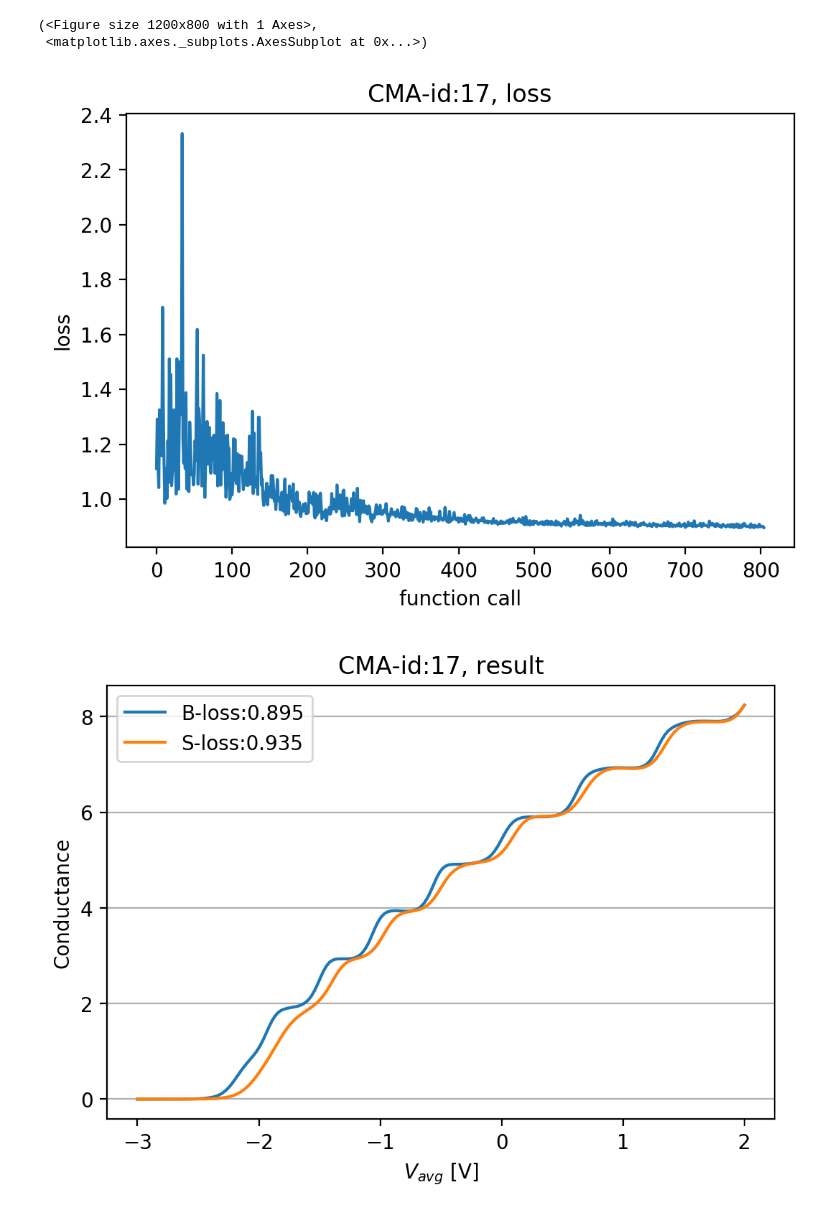
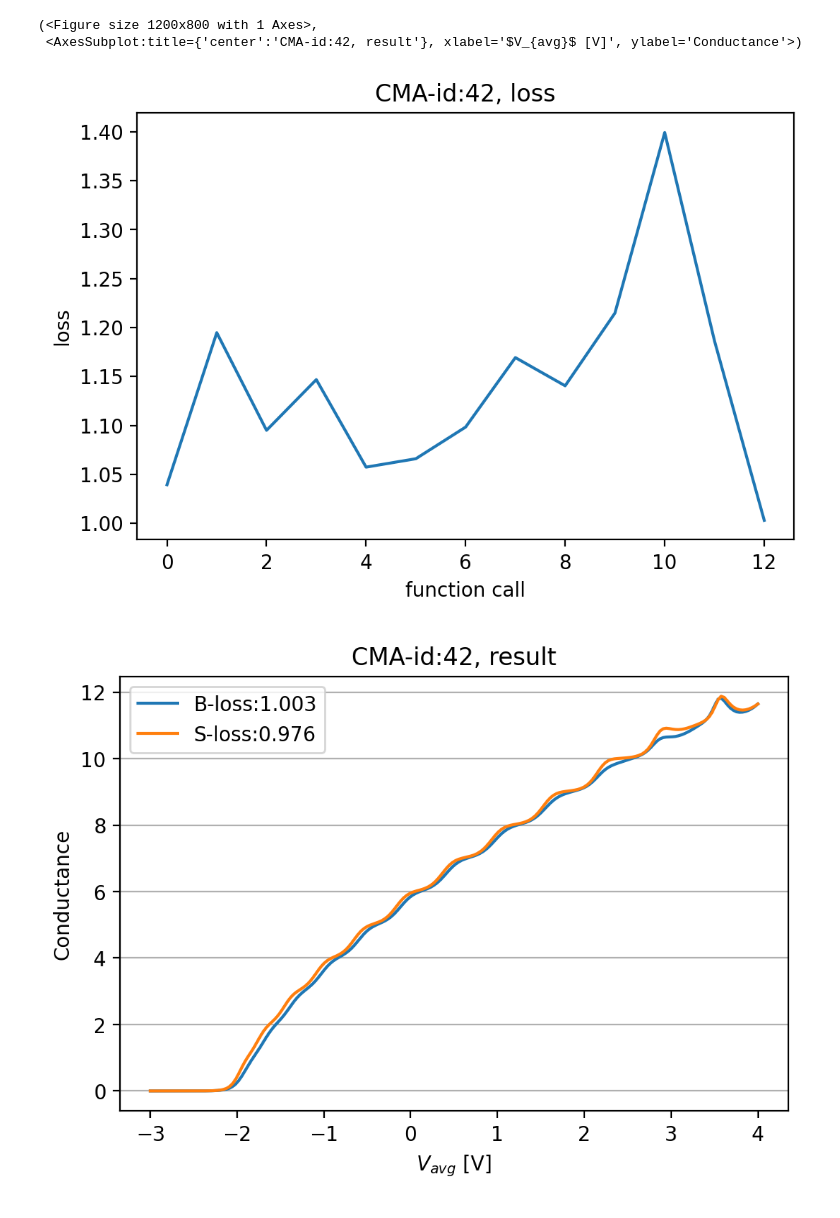
Before and after one commit to jacobdben/qpcRL, a Jupyter notebook: kwantrl/run_scripts/test_trajectory.ipynb, the cells around one changed output. Saved outputs shown, nothing was run; the diff lists cells and outputs as text; code cells hidden in the pictures.

```diff
--- a/kwantrl/run_scripts/test_trajectory.ipynb
+++ b/kwantrl/run_scripts/test_trajectory.ipynb
@@ -26,7 +26,7 @@ B_field=0
 energy=1
 
 # # Initialize loss function
-# stairs=staircasiness(delta=0.05,last_step=20)
+stairs=staircasiness(delta=0.05,last_step=20)
 
 # # Set common voltage sweep
 common_voltages=np.linspace(start,stop,steps)
@@ -36,27 +36,4 @@ common_voltages=np.linspace(start,stop,steps)
 plot_systems=False
 W=70
 L=120
-QPC1=pixelarrayQPC(W=W,L=L,plot=plot_systems,gate_kwargs={'scale':1})
-QPC2=pixelarrayQPC(W=W,L=L,plot=plot_systems,gate_kwargs={'scale':2})
-
-
-W*=2
-L*=2
-
-QPC3=pixelarrayQPC(W=W,L=L,plot=plot_systems,gate_kwargs={'scale':2})
-QPC4=pixelarrayQPC(W=W,L=L,plot=plot_systems,gate_kwargs={'scale':4})
-QPC5=pixelarrayQPC(W=W,L=L,plot=plot_systems,gate_kwargs={'scale':6})
-
-if bool(1):
-    fig,ax=plt.subplots()
-    from kwantrl.simulations.pixel_array import par_transmission_wrapper
-
-    for i,QPC in enumerate([QPC1,QPC2,QPC3,QPC4,QPC5]):
-        QPC.V1=outer_gates
-        QPC.V11=outer_gates
-        QPC.U0=0.15
-
-        res=par_transmission_wrapper(QPC,common_voltages)
-        ax.plot(common_voltages,res,label=f'QPC{i+1}')
-    ax.legend()
-    ax.grid()
+QPC=pixelarrayQPC(W=W,L=L,plot=plot_systems,gate_kwargs={'scale':1})
@@ -76,8 +40,10 @@ if bool(1):
 # %%
+path_to_data='/Users/qdev_26/Documents/PhD/kwantrl/kwantrl_data'
 order=2
 start_point=np.zeros(shape=(order,8)).ravel()
-kwargs={'common_mode':common_voltages,'QPC_instance':QPC,'order':order,'loss_function':stairs.window_loss,'bounds':(-3,2),'pfactor':0.001,'num_cpus':cpu_count()}
+kwargs={'common_mode':common_voltages,'QPC_instance':QPC,'order':order,'loss_function':stairs.window_loss,'bounds':(-5,4),'pfactor':0.001,'num_cpus':cpu_count()}
 actual_func_to_minimize=partial(trajectory_func_to_optimize,**kwargs)
-result,es,run_id=optimize_cma(actual_func_to_minimize,dat,start_point,maxfevals=99999,sigma=0.5,stop_time=16*3600,QPC=QPC)
+# ?actual_func_to_minimize
+result,es,run_id=optimize_cma(actual_func_to_minimize,datahandler(data_path=path_to_data),start_point,maxfevals=99999,sigma=0.5,stop_time=100,QPC=QPC)
 # %% [output]
 data saved to:
@@ -100,17 +60,17 @@ std deviations: [0.04785022 0.05026801 0.06263272 0.05010742 0.05359727 0.046851
 # %%
 from kwantrl.plotting.plotting import plotter_class
 import numpy as np
-plotter=plotter_class(17,data_path='C:/Users/Torbjørn/Downloads/')#run_id) #17 good 0.2 disorder, 4H
+plotter=plotter_class(run_id,data_path=path_to_data,legacy_data=True) #,data_path='C:/Users/Torbjørn/Downloads/')#run_id)
 # print(np.array(plotter.data['voltages'][0]).shape)
-plotter.plot_loss()
-plotter.plot_result()
+plotter.loss()
+plotter.result()
 # plotter.plot_wave_func([-2,-1.3,-0.5,0.5])
 # plotter.plot_wave_func(-1.3,QPC)
 # plotter.plot_wave_func(-0.5,QPC)
 # plotter.plot_wave_func(0.5,QPC)
 # %% [output]
 (<Figure size 1200x800 with 1 Axes>,
- <matplotlib.axes._subplots.AxesSubplot at 0x...>)
+ <AxesSubplot:title={'center':'CMA-id:42, result'}, xlabel='$V_{avg}$ [V]', ylabel='Conductance'>)
-[figure, old version]
+[figure, new version]
-[figure, old version]
+[figure, new version]
 # %%
```
Also changed, not shown: parts of 8 cells of this notebook, 2 other files.
